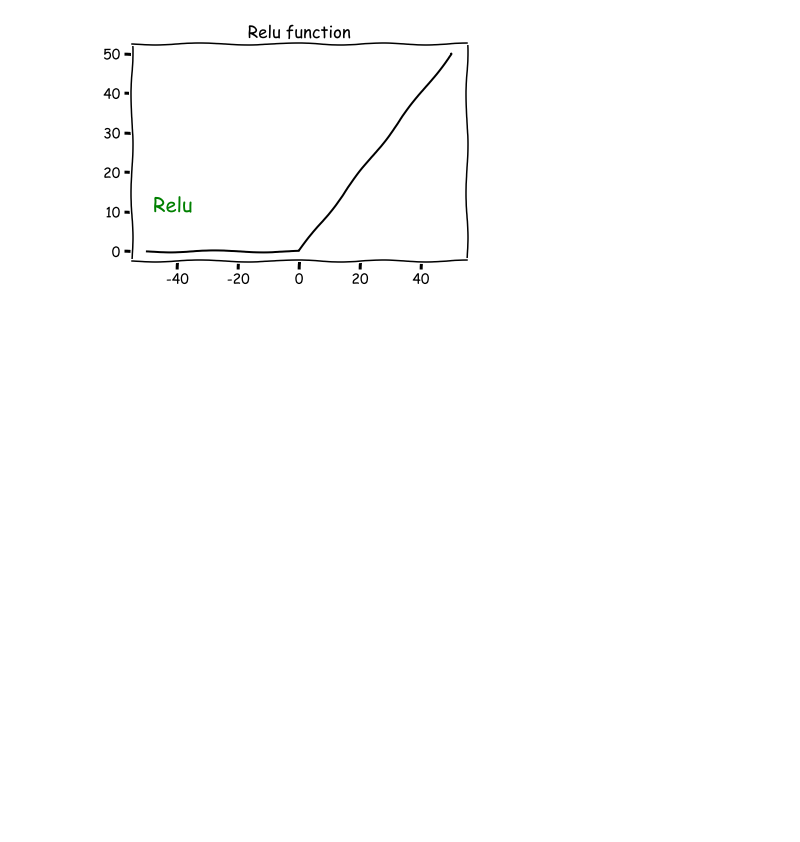
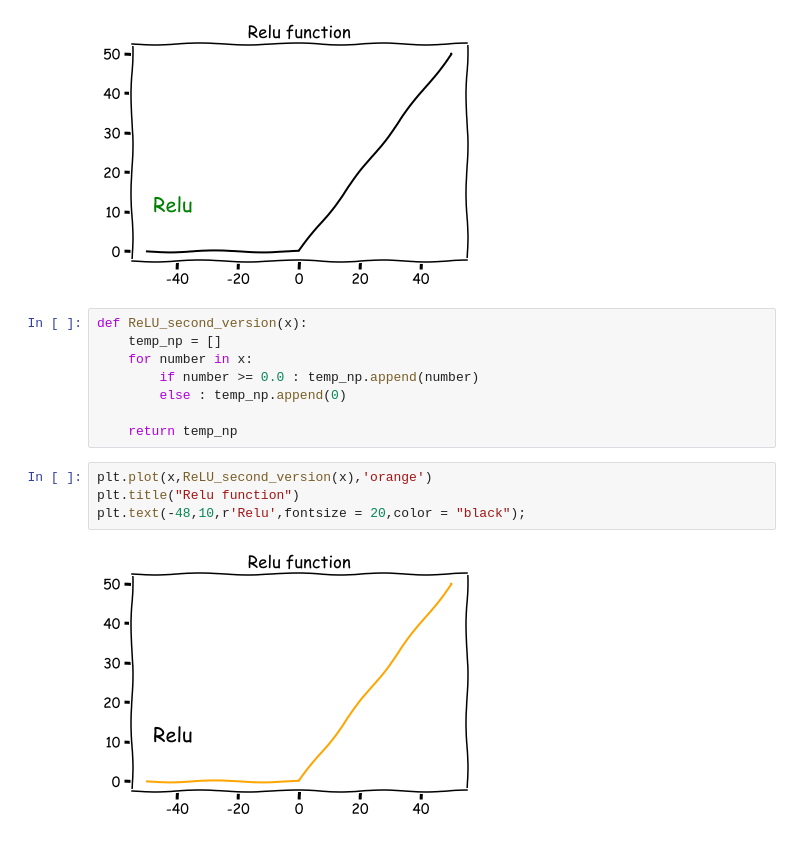
Before and after one commit to Abtinz/Machine-Learning-with-Python, a Jupyter notebook: Machine Learning with python/Classification/Neural Network/activation_function.ipynb, the cells around one changed output. Saved outputs shown, nothing was run; the diff lists cells and outputs as text; blank space fills up the shorter version.

Commit message:
ReLU: second way

```diff
--- a/Machine Learning with python/Classification/Neural Network/activation_function.ipynb
+++ b/Machine Learning with python/Classification/Neural Network/activation_function.ipynb
@@ -34,3 +34,17 @@ plt.title("Relu function")
 plt.text(-48,10,r'Relu',fontsize = 20,color = "green");
 # %% [output]
 [figure]
+# %%
+def ReLU_second_version(x):
+    temp_np = []
+    for number in x:
+        if number >= 0.0 : temp_np.append(number)
+        else : temp_np.append(0)
+
+    return temp_np
+# %%
+plt.plot(x,ReLU_second_version(x),'orange')
+plt.title("Relu function")
+plt.text(-48,10,r'Relu',fontsize = 20,color = "black");
+# %% [output]
+[figure, added]
```
